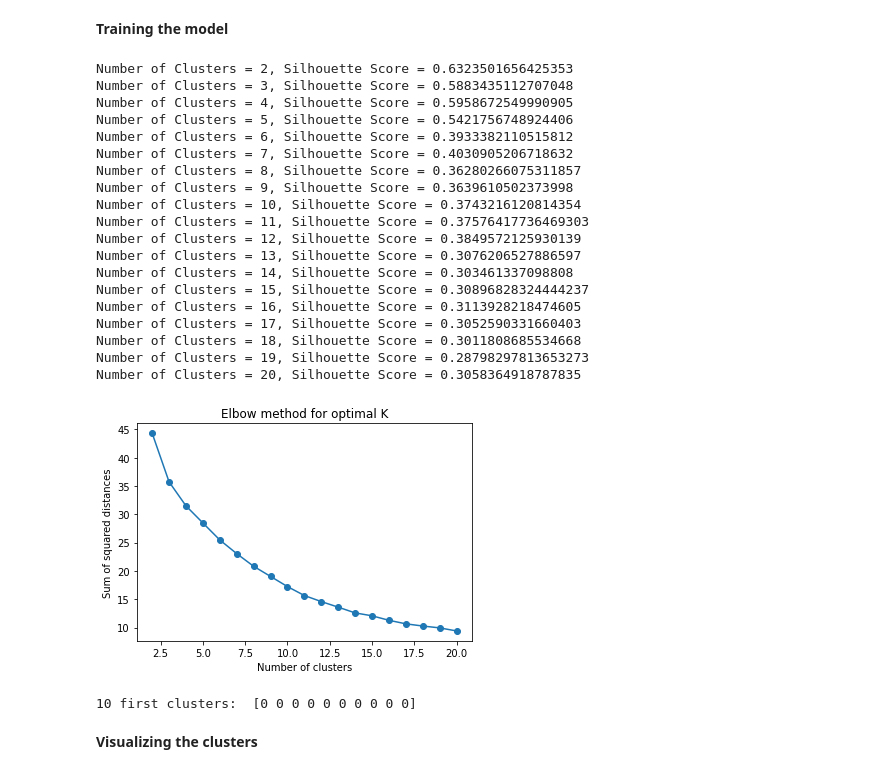
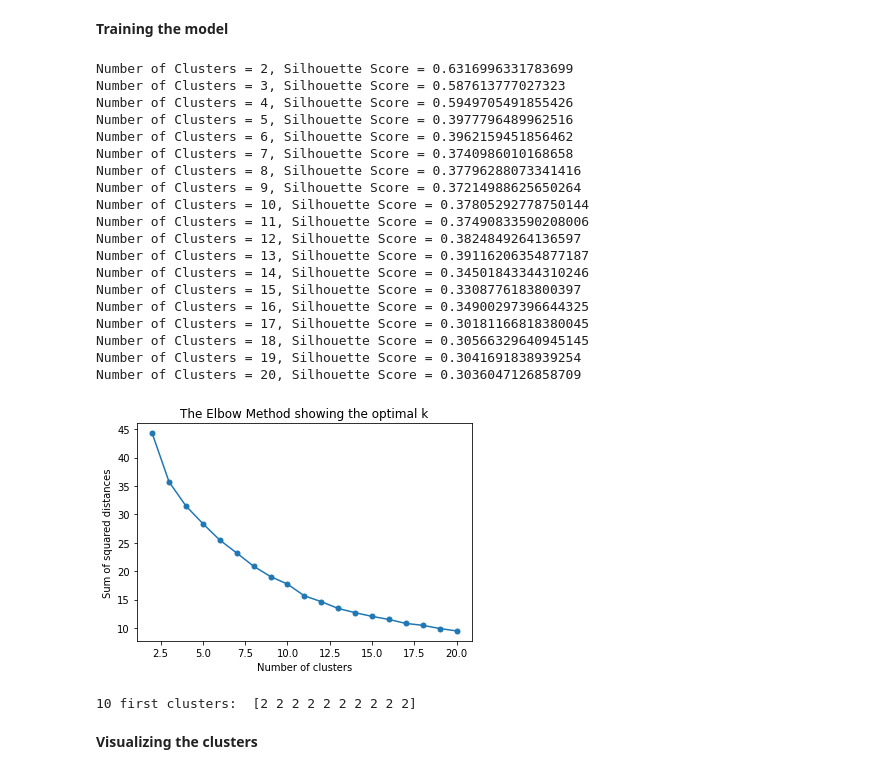
Before and after one commit to darkginka/Disease-Based-Diet-Recommanded-System, a Jupyter notebook: DRS.ipynb, the cells around one changed output. Drawn from its saved outputs; the diff is of its cells as text; code cells hidden in the pictures.

```diff
--- a/DRS.ipynb
+++ b/DRS.ipynb
@@ -42,6 +42,13 @@ Data columns (total 7 columns):
  6   Precaution_4           41 non-null     object
 dtypes: int64(1), object(6)
 memory usage: 5.2+ KB
+# %%
+# food_nutrition = food_nutrition[food_nutrition["Description"].str.contains("Beaf") == False]
+food_nutrition.drop(food_nutrition[food_nutrition['Description'].str.contains("Beaf")].index, inplace = True)
+food_nutrition.drop(food_nutrition[food_nutrition['Description'].str.contains("Pork")].index, inplace = True)
+food_nutrition.drop(food_nutrition[food_nutrition['Description'].str.contains("Steck")].index, inplace = True)
+# %%
+food_nutrition.fillna(value = 0, inplace = True)
 # %% [markdown]
 **Part-1**
 # %%
@@ -135,33 +142,33 @@ for n in n_clusters:
     print("Number of Clusters = {}, Silhouette Score = {}".format(n, score))
     dict[n] = score
 # %% [output]
-Number of Clusters = 2, Silhouette Score = 0.6323501656425353
-Number of Clusters = 3, Silhouette Score = 0.5883435112707048
-Number of Clusters = 4, Silhouette Score = 0.5958672549990905
-Number of Clusters = 5, Silhouette Score = 0.5421756748924406
-Number of Clusters = 6, Silhouette Score = 0.3933382110515812
-Number of Clusters = 7, Silhouette Score = 0.4030905206718632
-Number of Clusters = 8, Silhouette Score = 0.36280266075311857
-Number of Clusters = 9, Silhouette Score = 0.3639610502373998
-Number of Clusters = 10, Silhouette Score = 0.3743216120814354
-Number of Clusters = 11, Silhouette Score = 0.37576417736469303
-Number of Clusters = 12, Silhouette Score = 0.3849572125930139
-Number of Clusters = 13, Silhouette Score = 0.3076206527886597
-Number of Clusters = 14, Silhouette Score = 0.303461337098808
-Number of Clusters = 15, Silhouette Score = 0.30896828324444237
-Number of Clusters = 16, Silhouette Score = 0.3113928218474605
-Number of Clusters = 17, Silhouette Score = 0.3052590331660403
-Number of Clusters = 18, Silhouette Score = 0.3011808685534668
-Number of Clusters = 19, Silhouette Score = 0.28798297813653273
-Number of Clusters = 20, Silhouette Score = 0.3058364918787835
+Number of Clusters = 2, Silhouette Score = 0.6316996331783699
+Number of Clusters = 3, Silhouette Score = 0.587613777027323
+Number of Clusters = 4, Silhouette Score = 0.5949705491855426
+Number of Clusters = 5, Silhouette Score = 0.3977796489962516
+Number of Clusters = 6, Silhouette Score = 0.3962159451856462
+Number of Clusters = 7, Silhouette Score = 0.3740986010168658
+Number of Clusters = 8, Silhouette Score = 0.37796288073341416
+Number of Clusters = 9, Silhouette Score = 0.37214988625650264
+Number of Clusters = 10, Silhouette Score = 0.37805292778750144
+Number of Clusters = 11, Silhouette Score = 0.37490833590208006
+Number of Clusters = 12, Silhouette Score = 0.3824849264136597
+Number of Clusters = 13, Silhouette Score = 0.39116206354877187
+Number of Clusters = 14, Silhouette Score = 0.34501843344310246
+Number of Clusters = 15, Silhouette Score = 0.3308776183800397
+Number of Clusters = 16, Silhouette Score = 0.34900297396644325
+Number of Clusters = 17, Silhouette Score = 0.30181166818380045
+Number of Clusters = 18, Silhouette Score = 0.30566329640945145
+Number of Clusters = 19, Silhouette Score = 0.3041691838939254
+Number of Clusters = 20, Silhouette Score = 0.3036047126858709
 # %%
-plt.plot(n_clusters, ssd, marker='.', markersize=12)
+plt.plot(n_clusters, ssd, marker='.', markersize=10,animated=True)
 plt.xlabel('Number of clusters')
 plt.ylabel('Sum of squared distances')
-plt.title('Elbow method for optimal K')
+plt.title('The Elbow Method showing the optimal k')
 plt.show()
 # %% [output]
-[figure, old version]
+[figure, new version]
 # %%
 # kk=[]
 # kk.clear()
@@ -169,14 +176,14 @@ plt.show()
 #   kk.append(sc[i]-sc[i+1])
 # k=kk.index(max(kk))+3
 # %%
-k=7
+k=6
 model = KMeans(n_clusters=k, random_state=42).fit(food_scaled)
 pred = model.predict(food_scaled)
 # print(pred)
 # print(model.labels_)
 print('10 first clusters: ', model.labels_[:10])
 # %% [output]
-10 first clusters:  [0 0 0 0 0 0 0 0 0 0]
+10 first clusters:  [2 2 2 2 2 2 2 2 2 2]
 # %% [markdown]
 **Visualizing the clusters**
 # %%
```
Also changed, not shown: parts of 31 cells of this notebook.
